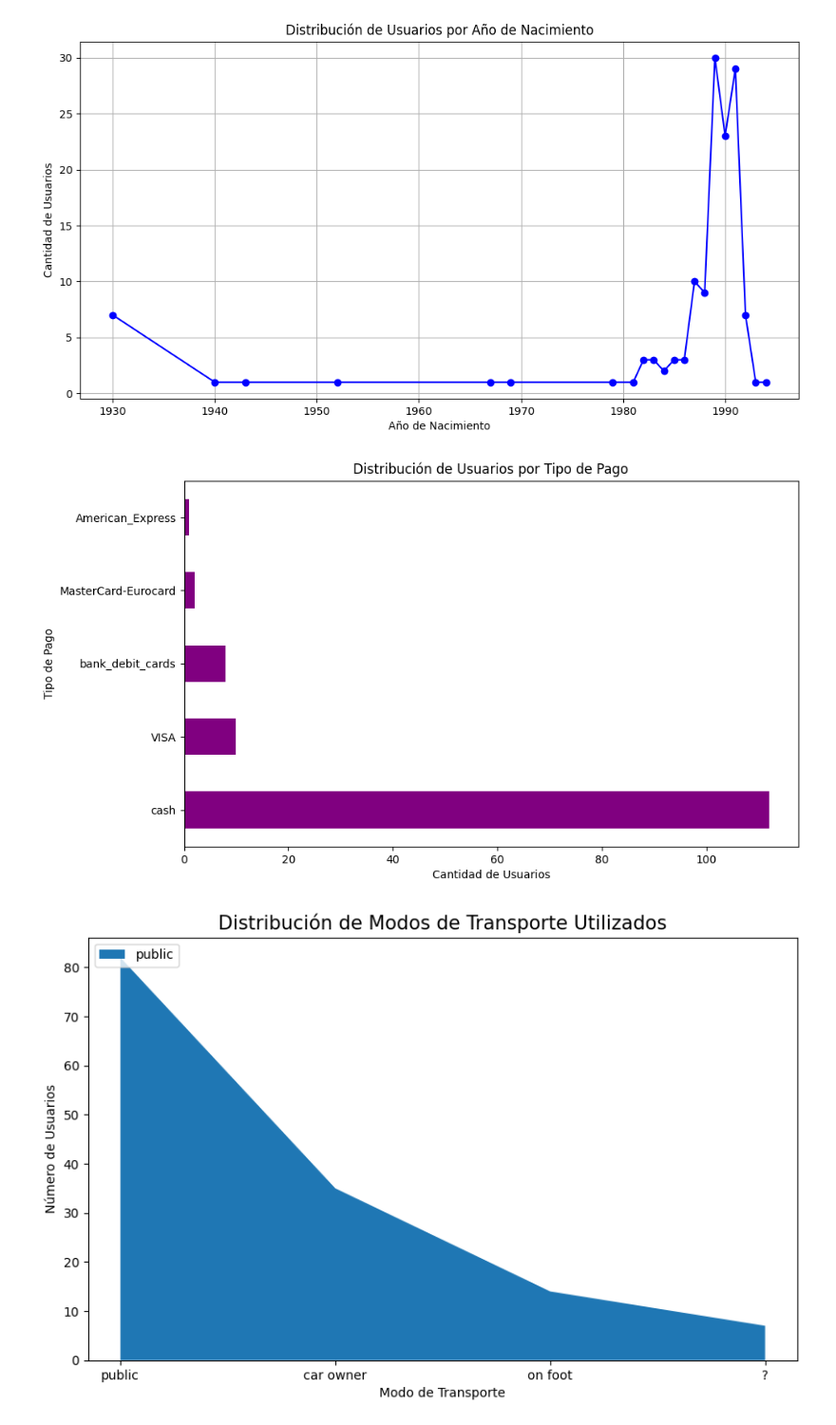
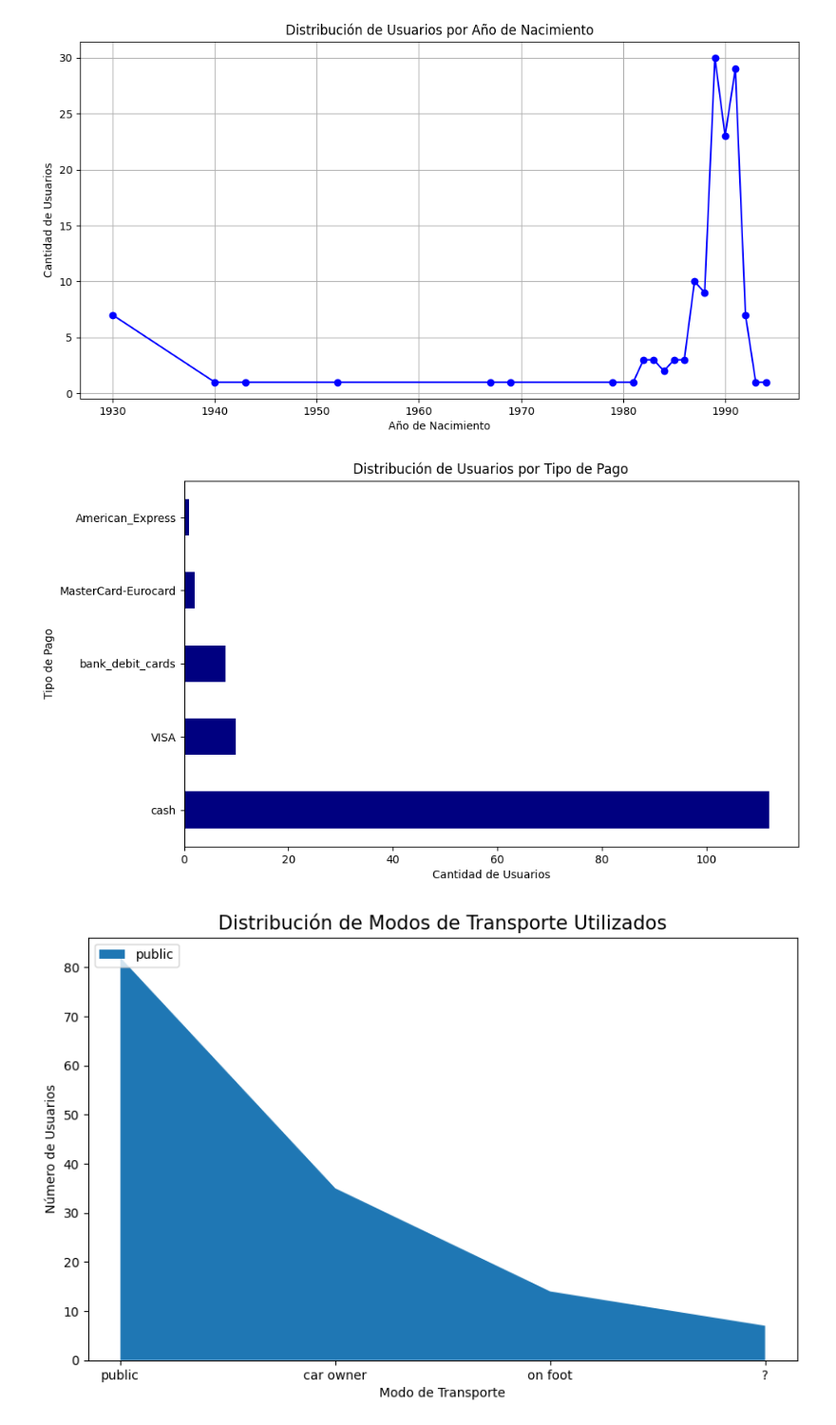
Before and after one commit to azulamakk/Predictivo-Avanzado, a Jupyter notebook: TP2/Entrega2.ipynb, the cells around one changed output. Shown at 95% size. Saved outputs shown, nothing was run; the diff lists cells and outputs as text; code cells hidden in the pictures.

```diff
--- a/TP2-p2/Entrega2.ipynb
+++ b/TP2/Entrega2.ipynb
@@ -41,6 +49,10 @@ df_users = pd.merge(df_users, df_userpayment, on='userID', how='left')
 
 df_users = df_users.drop_duplicates(subset=['userID'])
 
+avg_user_ratings = df_ratings.groupby('userID')[['rating', 'food_rating', 'service_rating']].mean().reset_index()
+
+df_users = pd.merge(df_users, avg_user_ratings, on='userID', how='left')
+
 df_users.to_csv('dataUser.csv', sep=';', index=False)
 
 print(f"Shape del DataFrame original de usuarios: {df_users.shape}")
@@ -113,12 +126,12 @@ plt.show()
 # %%
 payment_counts = ratings['Upayment'].value_counts()
 
 plt.figure(figsize=(10, 6))
-payment_counts.plot(kind='barh', color='purple')
+payment_counts.plot(kind='barh', color='navy')
 plt.title('Distribución de Usuarios por Tipo de Pago')
 plt.xlabel('Cantidad de Usuarios')
 plt.ylabel('Tipo de Pago')
 plt.show()
 # %% [output]
-[figure, old version]
+[figure, new version]
 # %%
```
Also changed, not shown: parts of 7 cells of this notebook.
